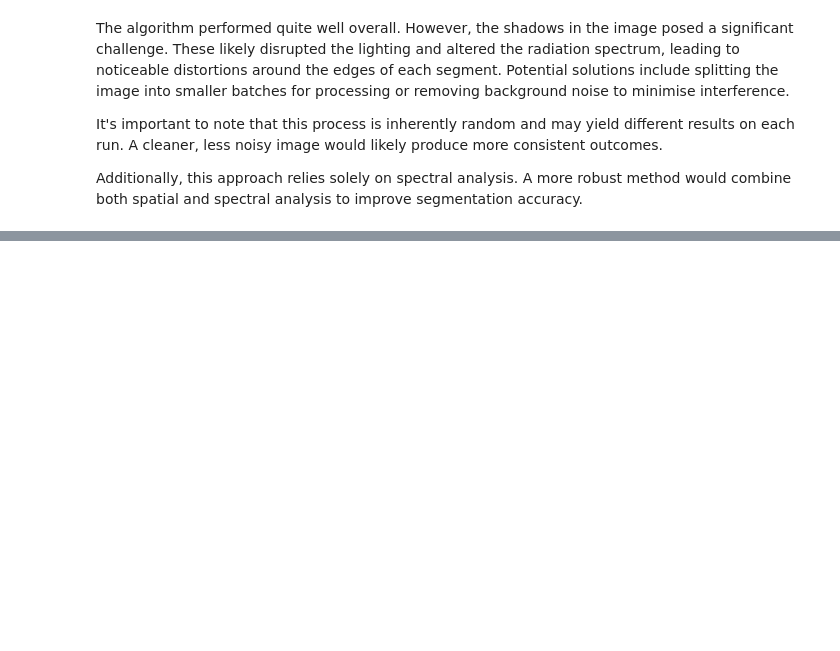
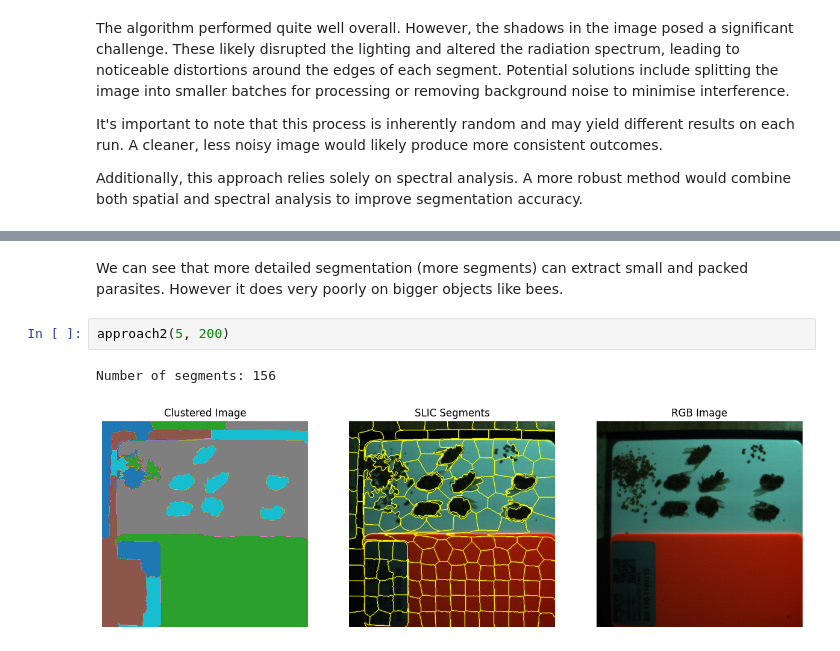
Before and after one commit to kapiw04/bees-hyperspectrum, a Jupyter notebook: showcase.ipynb, the cells around one changed output, grey strips where cells are left out. Drawn from its saved outputs; the diff is of its cells as text; blank space fills up the shorter version.

```diff
--- a/showcase.ipynb
+++ b/showcase.ipynb
@@ -98,0 +190,7 @@ Additionally, this approach relies solely on spectral analysis. A more robust me
+# %% [markdown]
+We can see that more detailed segmentation (more segments) can extract small and packed parasites. However it does very poorly on bigger objects like bees.
+# %%
+approach2(5, 200)
+# %% [output]
+Number of segments: 156
+[figure, added]
```
Also changed, not shown: parts of 11 cells of this notebook.
